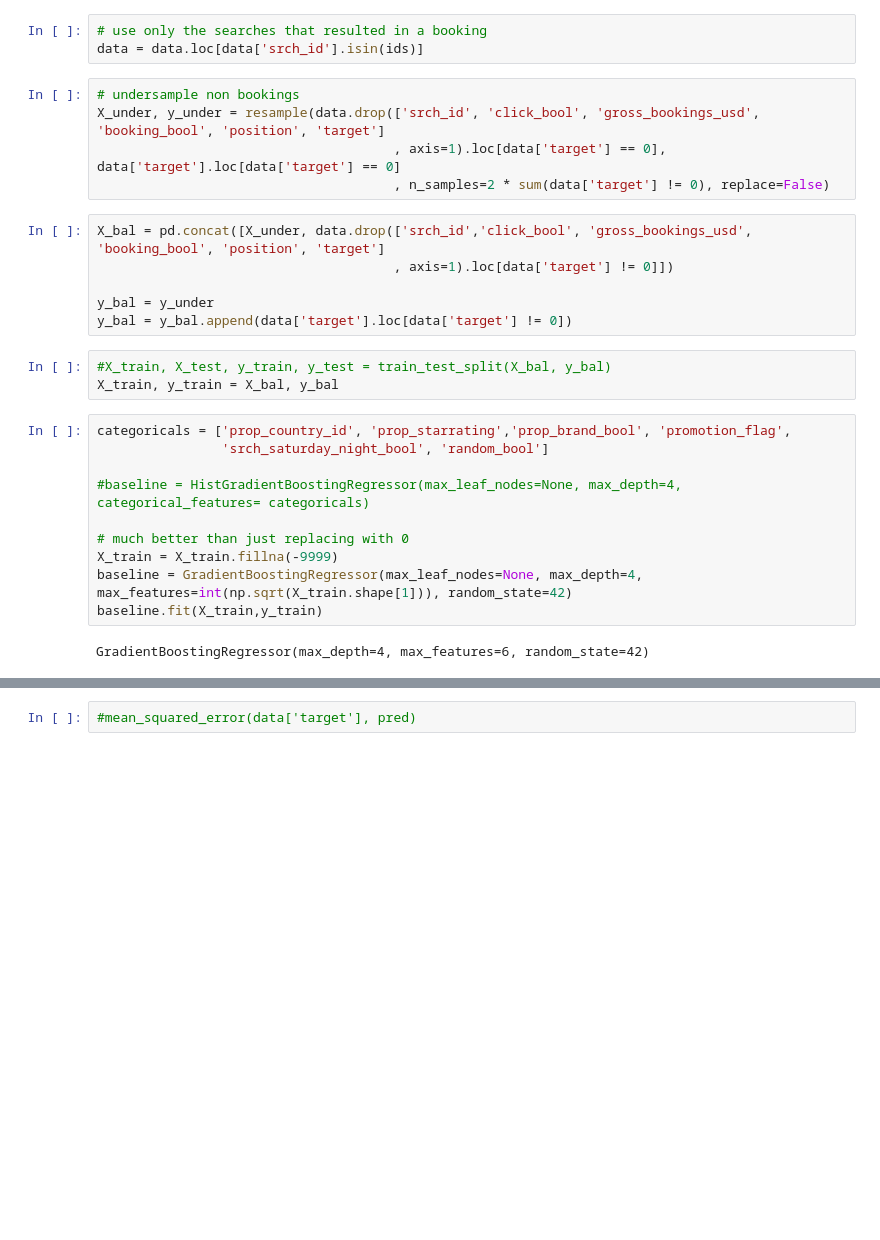
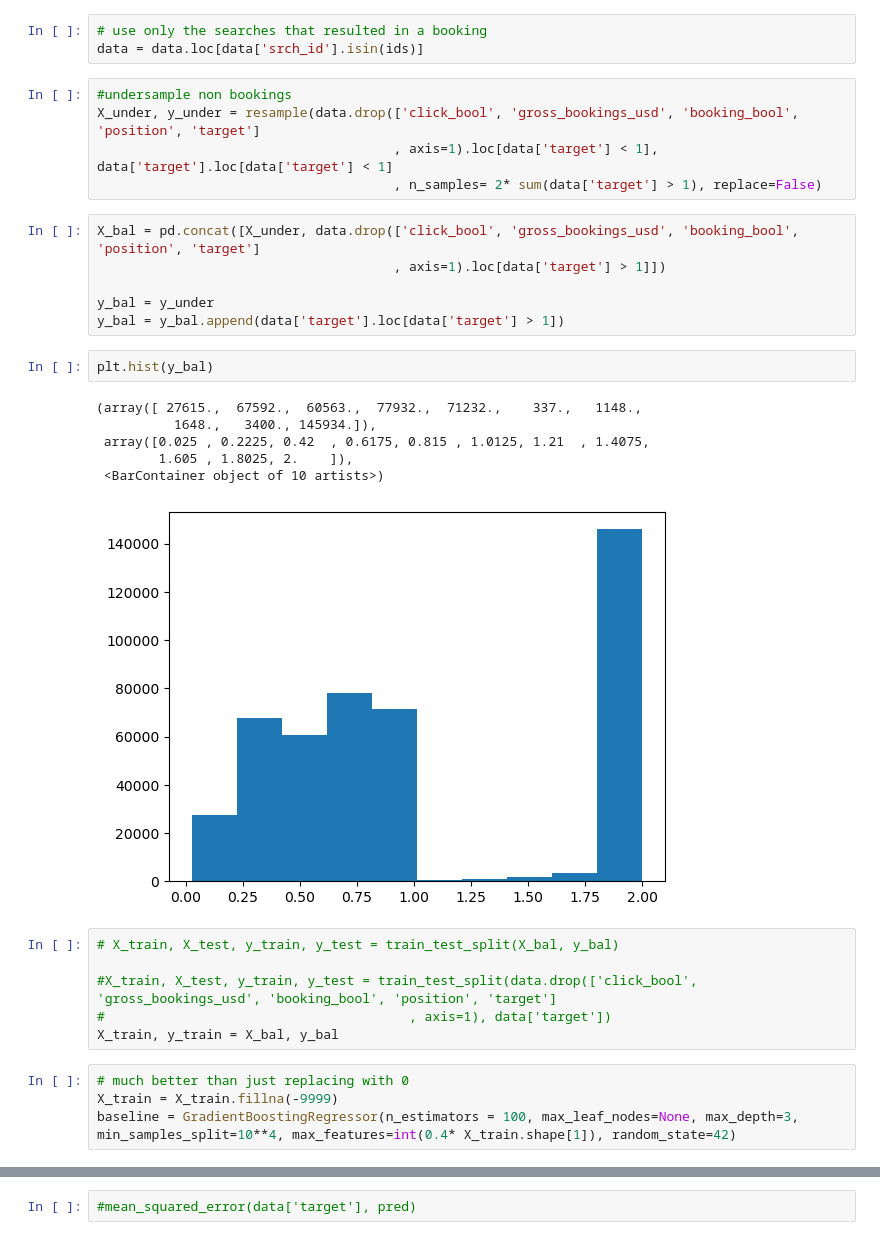
Before and after one commit to PaulHosek/DataMining, a Jupyter notebook: prediction_simple.ipynb, the cells around one changed output, grey strips where cells are left out. Cells and saved outputs as stored; diff of their text form; blank space fills up the shorter version.

```diff
--- a/prediction_simple.ipynb
+++ b/prediction_simple.ipynb
@@ -52,28 +74,32 @@ ids = data['srch_id'].loc[data['booking_bool'] == 1].unique()
 # use only the searches that resulted in a booking
 data = data.loc[data['srch_id'].isin(ids)]
 # %%
-# undersample non bookings
-X_under, y_under = resample(data.drop(['srch_id', 'click_bool', 'gross_bookings_usd', 'booking_bool', 'position', 'target']
-                                      , axis=1).loc[data['target'] == 0], data['target'].loc[data['target'] == 0]
-                                      , n_samples=2 * sum(data['target'] != 0), replace=False)
+#undersample non bookings
+X_under, y_under = resample(data.drop(['click_bool', 'gross_bookings_usd', 'booking_bool', 'position', 'target']
+                                      , axis=1).loc[data['target'] < 1], data['target'].loc[data['target'] < 1]
+                                      , n_samples= 2* sum(data['target'] > 1), replace=False)
 # %%
-X_bal = pd.concat([X_under, data.drop(['srch_id','click_bool', 'gross_bookings_usd', 'booking_bool', 'position', 'target']
-                                      , axis=1).loc[data['target'] != 0]])
+X_bal = pd.concat([X_under, data.drop(['click_bool', 'gross_bookings_usd', 'booking_bool', 'position', 'target']
+                                      , axis=1).loc[data['target'] > 1]])
 
 y_bal = y_under
-y_bal = y_bal.append(data['target'].loc[data['target'] != 0])
+y_bal = y_bal.append(data['target'].loc[data['target'] > 1])
+# %%
+plt.hist(y_bal)
+# %% [output]
+(array([ 27615.,  67592.,  60563.,  77932.,  71232.,    337.,   1148.,
+          1648.,   3400., 145934.]),
+ array([0.025 , 0.2225, 0.42  , 0.6175, 0.815 , 1.0125, 1.21  , 1.4075,
+        1.605 , 1.8025, 2.    ]),
+ <BarContainer object of 10 artists>)
+[figure, added]
 # %%
-#X_train, X_test, y_train, y_test = train_test_split(X_bal, y_bal)
+# X_train, X_test, y_train, y_test = train_test_split(X_bal, y_bal)
+
+#X_train, X_test, y_train, y_test = train_test_split(data.drop(['click_bool', 'gross_bookings_usd', 'booking_bool', 'position', 'target']
+#                                       , axis=1), data['target'])
 X_train, y_train = X_bal, y_bal
 # %%
-categoricals = ['prop_country_id', 'prop_starrating','prop_brand_bool', 'promotion_flag',
-                'srch_saturday_night_bool', 'random_bool']
-
-#baseline = HistGradientBoostingRegressor(max_leaf_nodes=None, max_depth=4, categorical_features= categoricals)
-
 # much better than just replacing with 0
 X_train = X_train.fillna(-9999)
-baseline = GradientBoostingRegressor(max_leaf_nodes=None, max_depth=4, max_features=int(np.sqrt(X_train.shape[1])), random_state=42)
-baseline.fit(X_train,y_train)
+baseline = GradientBoostingRegressor(n_estimators = 100, max_leaf_nodes=None, max_depth=3, min_samples_split=10**4, max_features=int(0.4* X_train.shape[1]), random_state=42)
-# %% [output]
-GradientBoostingRegressor(max_depth=4, max_features=6, random_state=42)
```
Also changed, not shown: parts of 17 cells of this notebook, 3 other files.
